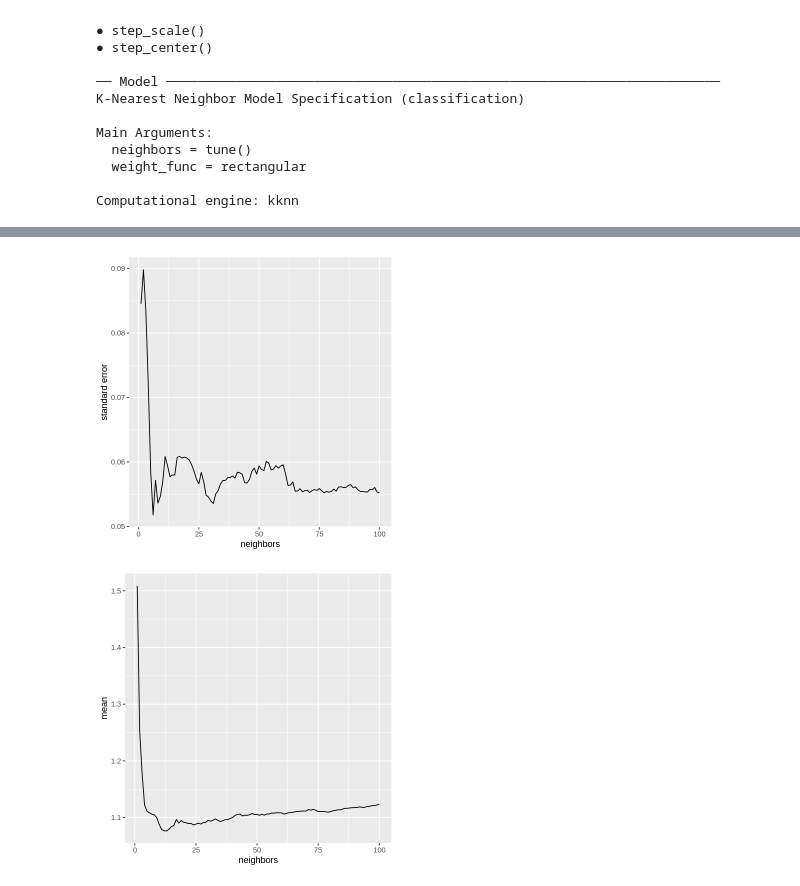
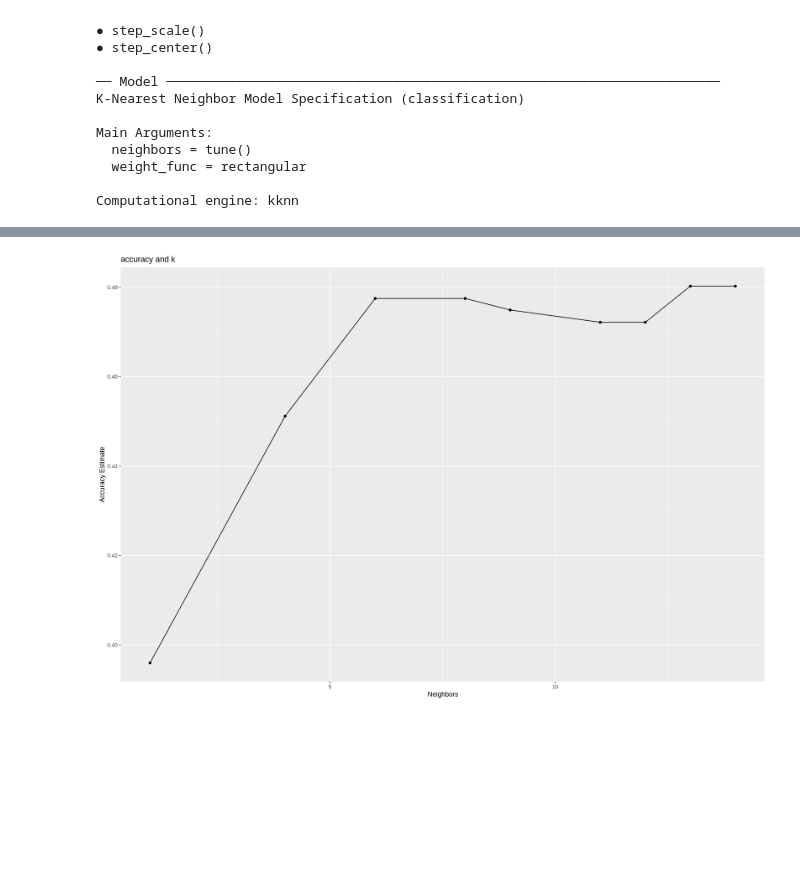
Before and after one commit to brianapavey/Group-Project, a Jupyter notebook: tennis_data_project.ipynb, the cells around one changed output, grey strips where cells are left out. Cells and saved outputs as stored; diff of their text form; code cells hidden in the pictures; blank space fills up the shorter version.

Commit message:
resample

```diff
--- a/tennis_data_project.ipynb
+++ b/tennis_data_project.ipynb
@@ -287,0 +330,5 @@ A tibble: 124 × 6
+# %%
+knn_tune<-nearest_neighbor(weight_func = "rectangular", neighbors = tune()) %>%
+set_engine("kknn")%>%
+set_mode("classification")
+knn_tune
@@ -287,0 +343,7 @@ A tibble: 124 × 6
+# %%
+knn_results <- workflow() %>%
+       add_recipe(tennis_recipe) %>%
+       add_model(knn_tune) %>%
+       tune_grid(resamples = tennis_vfold, grid = 10) %>%
+collect_metrics()
+knn_results
@@ -288,18 +365,12 @@ A tibble: 124 × 6
 # %%
-plot_rmse_std_err<- tennis_results%>%
-filter(.metric=="rmse")%>%
-ggplot(aes(x=neighbors, y=std_err))+
-geom_line()+
-labs(x="neighbors", y="standard error")
-plot_rmse_std_err
+accuracies<- knn_results %>%
+       filter(.metric=="accuracy")
+
+ accuracy_versus_k<- ggplot(accuracies, aes(x = neighbors, y = mean))+
+       geom_point() +
+       geom_line() +
+       labs(x = "Neighbors", y = "Accuracy Estimate") +
+ggtitle("accuracy and k")
+ accuracy_versus_k
 # %% [output]
-[figure, old version]
+[figure, new version]
-# %%
-plot_rmse_mean<- tennis_results%>%
-filter(.metric=="rmse")%>%
-ggplot(aes(x=neighbors, y=mean))+
-geom_line()+
-labs(x="neighbors", y="mean")
-plot_rmse_mean
-# %% [output]
-[figure, removed]
```
Also changed, not shown: parts of 15 cells of this notebook.
